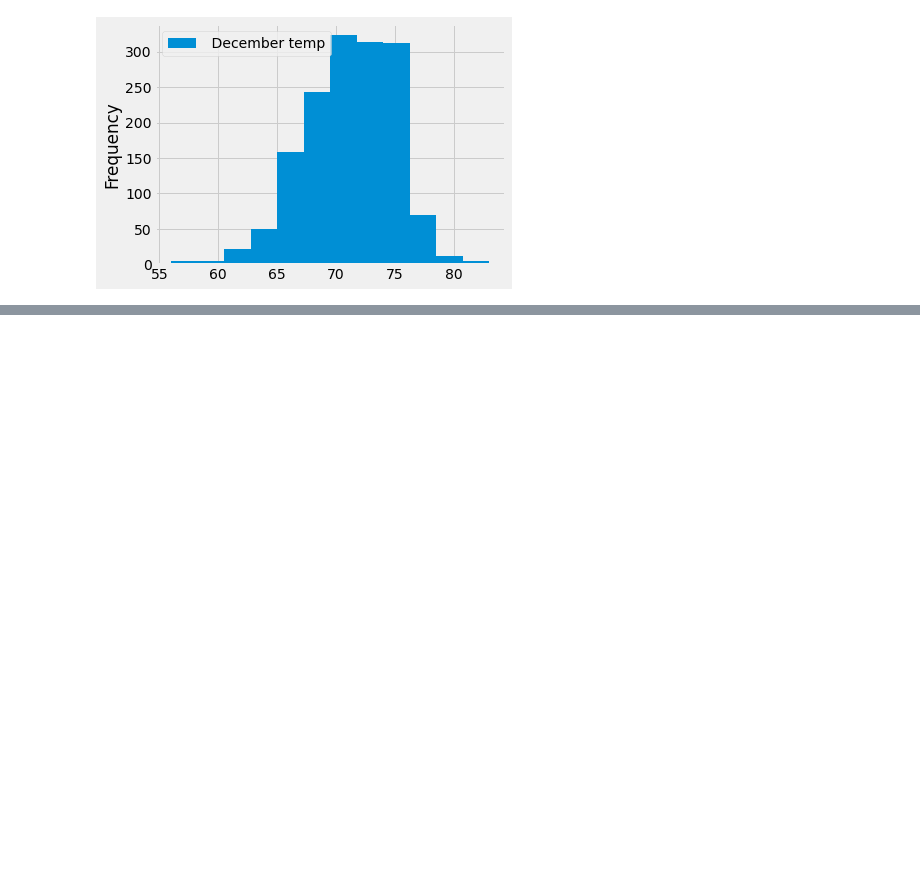
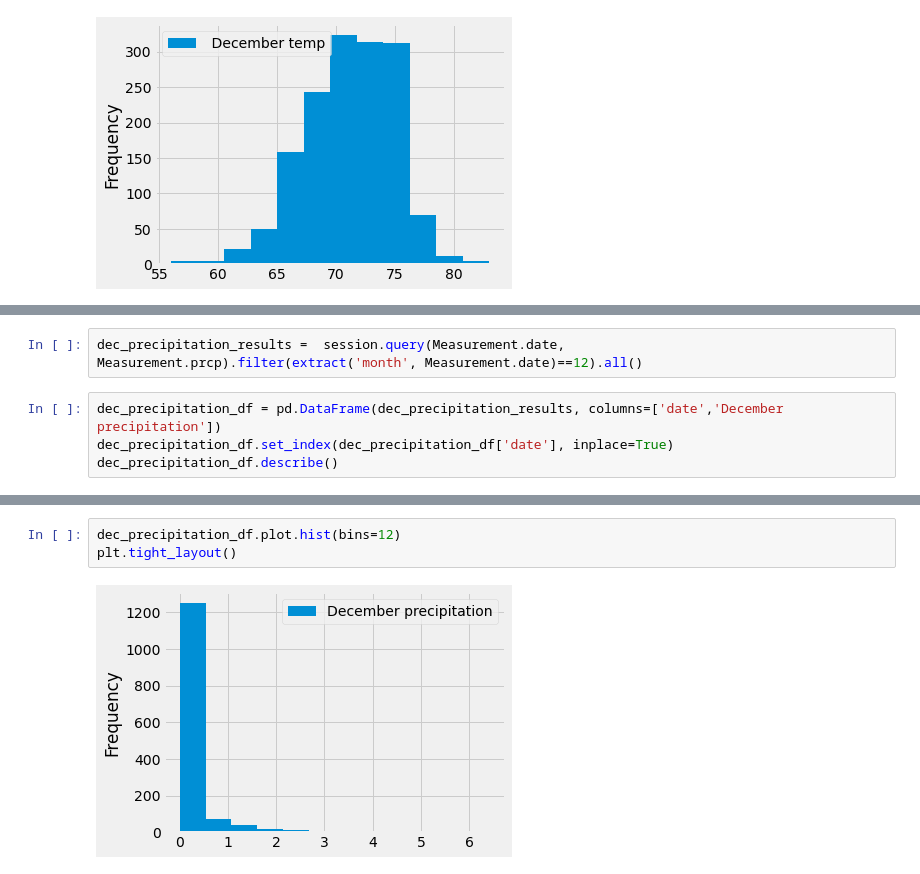
Before and after one commit to snkty8/Surfs_Up, a Jupyter notebook: SurfsUp_Challenge.ipynb, the cells around one changed output, grey strips where cells are left out. Saved outputs shown, nothing was run; the diff lists cells and outputs as text; blank space fills up the shorter version.

```diff
--- a/SurfsUp_Challenge.ipynb
+++ b/SurfsUp_Challenge.ipynb
@@ -171,0 +188,6 @@ plt.tight_layout()
+# %%
+dec_precipitation_results =  session.query(Measurement.date, Measurement.prcp).filter(extract('month', Measurement.date)==12).all()
+# %%
+dec_precipitation_df = pd.DataFrame(dec_precipitation_results, columns=['date','December precipitation'])
+dec_precipitation_df.set_index(dec_precipitation_df['date'], inplace=True)
+dec_precipitation_df.describe()
@@ -171,0 +209,5 @@ plt.tight_layout()
+# %%
+dec_precipitation_df.plot.hist(bins=12)
+plt.tight_layout()
+# %% [output]
+[figure, added]
```
Also changed, not shown: parts of 4 cells of this notebook, 4 other files.
